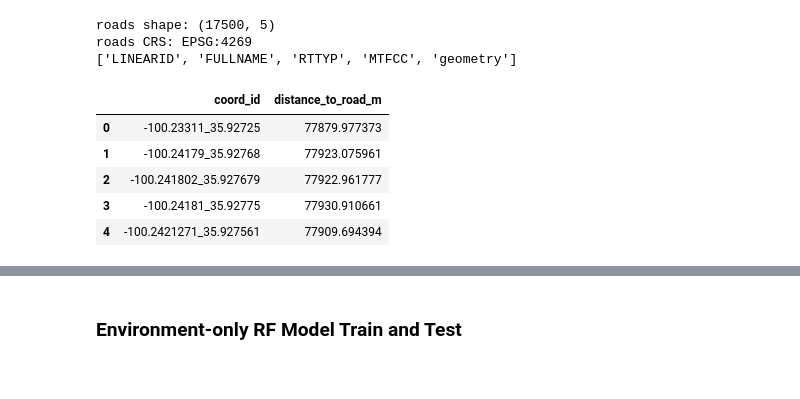
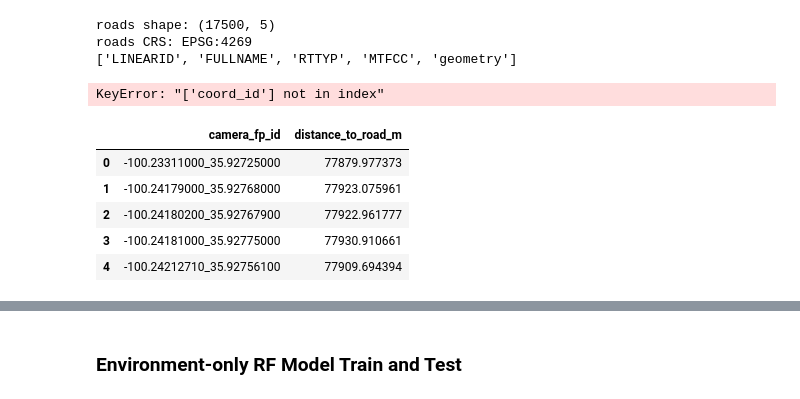
Before and after one commit to cliff003/HAAG_Spatial_Camera_Trap_Fall2025, a Jupyter notebook: Camera_Level_Analysis/RF_NLCD_Roads.ipynb, the cells around one changed output, grey strips where cells are left out. Cells and saved outputs as stored; diff of their text form; code cells hidden in the pictures.

```diff
--- a/Camera_Level_Analysis/RF_NLCD_Roads.ipynb
+++ b/Camera_Level_Analysis/RF_NLCD_Roads.ipynb
@@ -318,16 +372,18 @@ roads_union = roads_aea.geometry.union_all()
 # Because we are now in EPSG:5070, the distance is in METERS.
 # -------------------------------------------------------------------
 camera_pts_aea["distance_to_road_m"] = camera_pts_aea.geometry.distance(roads_union)
-
-# Preview result
-camera_pts_aea[["coord_id", "distance_to_road_m"]].head()
 # %% [output]
-|  | coord_id | distance_to_road_m |
-| 0 | -100.23311_35.92725 | 77879.977373 |
-| 1 | -100.24179_35.92768 | 77923.075961 |
-| 2 | -100.241802_35.927679 | 77922.961777 |
-| 3 | -100.24181_35.92775 | 77930.910661 |
-| 4 | -100.2421271_35.927561 | 77909.694394 |
+KeyError: "['coord_id'] not in index"
+# %%
+# Preview result
+camera_pts_aea[["camera_fp_id", "distance_to_road_m"]].head()
+# %% [output]
+|  | camera_fp_id | distance_to_road_m |
+| 0 | -100.23311000_35.92725000 | 77879.977373 |
+| 1 | -100.24179000_35.92768000 | 77923.075961 |
+| 2 | -100.24180200_35.92767900 | 77922.961777 |
+| 3 | -100.24181000_35.92775000 | 77930.910661 |
+| 4 | -100.24212710_35.92756100 | 77909.694394 |
 # %%
 # Quick summary of the road-distance variable
 # -------------------------------------------------------------------
```
Also changed, not shown: parts of 20 cells of this notebook, 3 other files.
